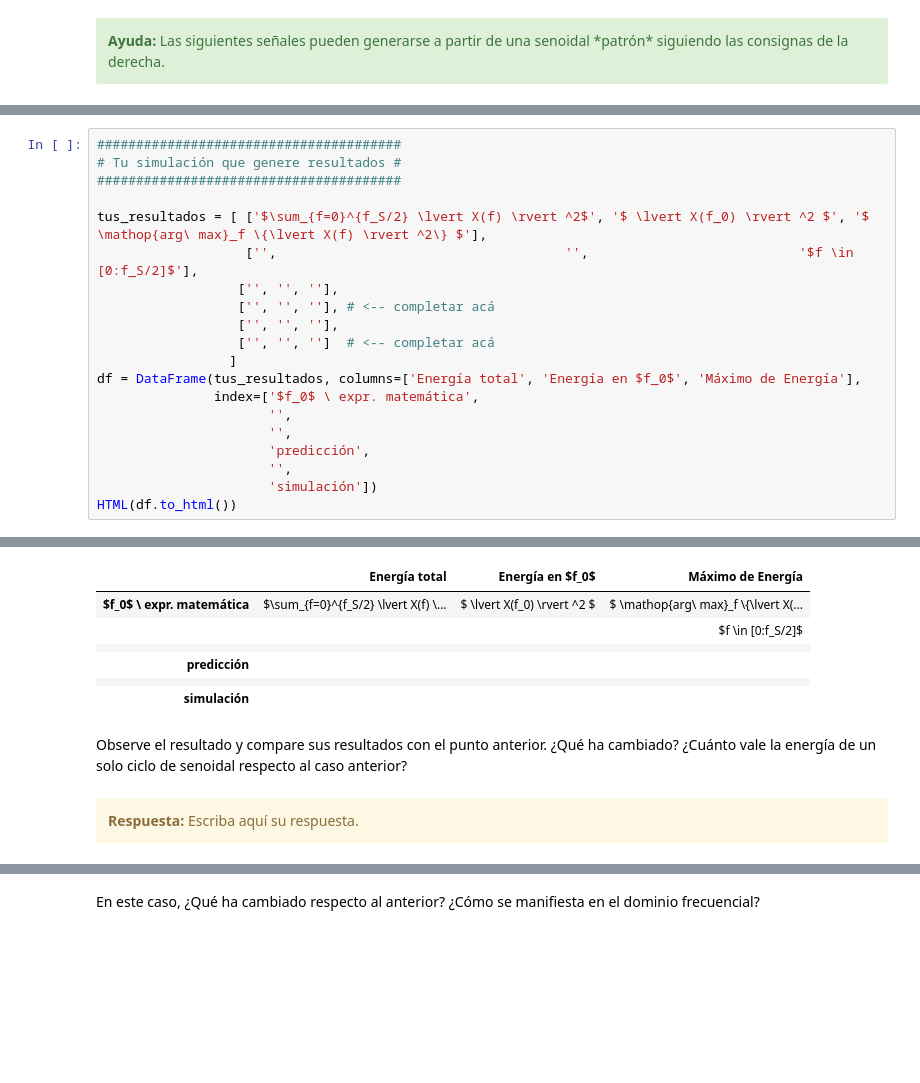
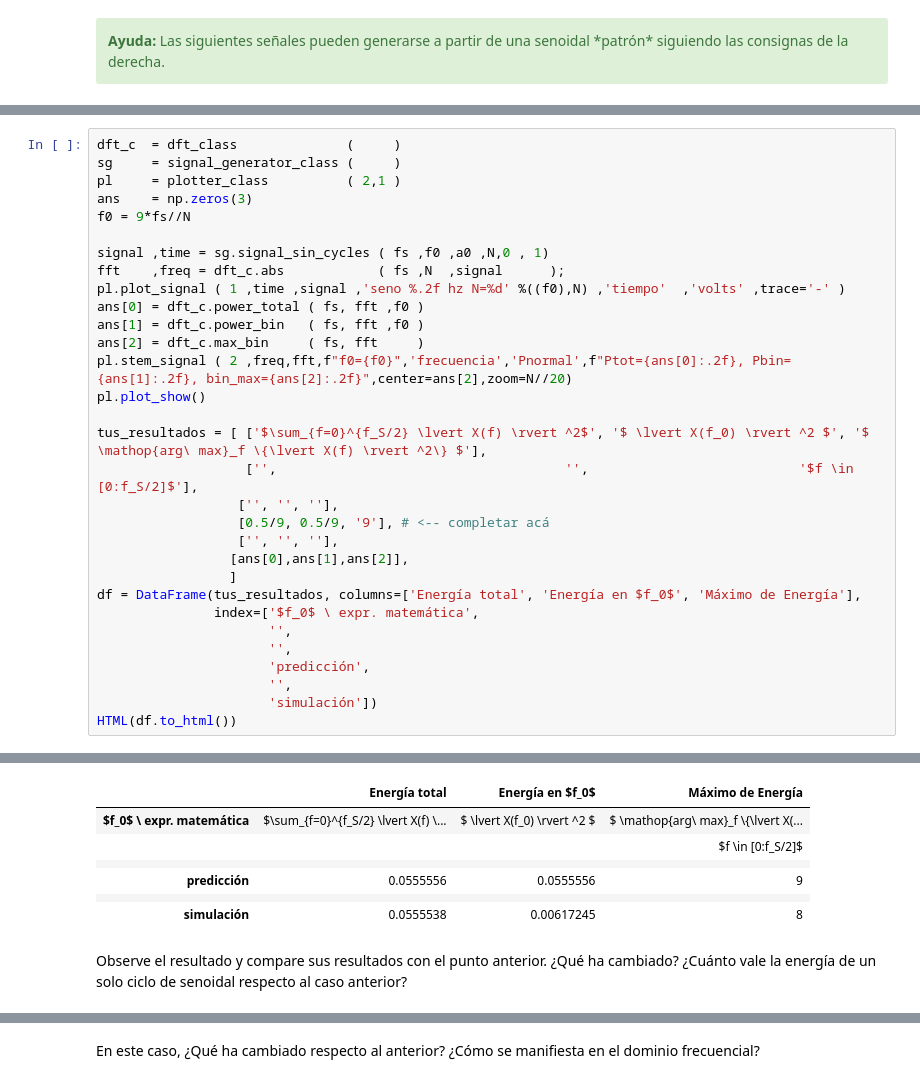
Before and after one commit to pslavkin/mse_15psf, a Jupyter notebook: TP1 - Muestreo de señales - Forurier.ipynb, the cells around one changed output, grey strips where cells are left out. Saved outputs shown, nothing was run; the diff lists cells and outputs as text; blank space fills up the shorter version.

Commit message:
extiendo el 4.a y agrego funciones en las clases
agrego varias cosas para dibujar con zoom y muchas cosas para facilitar
las cosas. sigo

```diff
--- a/TP1 - Muestreo de señales - Forurier.ipynb
+++ b/TP1 - Muestreo de señales - Forurier.ipynb
@@ -667,16 +694,27 @@ HTML(df.to_html())
 	</tbody>
 </table>
 # %%
-#######################################
-# Tu simulación que genere resultados #
-#######################################
+dft_c  = dft_class              (     )
+sg     = signal_generator_class (     )
+pl     = plotter_class          ( 2,1 )
+ans    = np.zeros(3)
+f0 = 9*fs//N
+
+signal ,time = sg.signal_sin_cycles ( fs ,f0 ,a0 ,N,0 , 1)
+fft    ,freq = dft_c.abs            ( fs ,N  ,signal      );
+pl.plot_signal ( 1 ,time ,signal ,'seno %.2f hz N=%d' %((f0),N) ,'tiempo'  ,'volts' ,trace='-' )
+ans[0] = dft_c.power_total ( fs, fft ,f0 )
+ans[1] = dft_c.power_bin   ( fs, fft ,f0 )
+ans[2] = dft_c.max_bin     ( fs, fft     )
+pl.stem_signal ( 2 ,freq,fft,f"f0={f0}",'frecuencia','Pnormal',f"Ptot={ans[0]:.2f}, Pbin={ans[1]:.2f}, bin_max={ans[2]:.2f}",center=ans[2],zoom=N//20)
+pl.plot_show()
 
 tus_resultados = [ ['$\sum_{f=0}^{f_S/2} \lvert X(f) \rvert ^2$', '$ \lvert X(f_0) \rvert ^2 $', '$ \mathop{arg\ max}_f \{\lvert X(f) \rvert ^2\} $'],
                    ['',                                     '',                           '$f \in [0:f_S/2]$'],
                   ['', '', ''],
-                  ['', '', ''], # <-- completar acá
+                  [0.5/9, 0.5/9, '9'], # <-- completar acá
                   ['', '', ''],
-                  ['', '', '']  # <-- completar acá
+                 [ans[0],ans[1],ans[2]],
                  ]
 df = DataFrame(tus_resultados, columns=['Energía total', 'Energía en $f_0$', 'Máximo de Energía'],
                index=['$f_0$ \ expr. matemática',
@@ -690,13 +729,9 @@ HTML(df.to_html())
 |  | Energía total | Energía en $f_0$ | Máximo de Energía |
 | $f_0$ \ expr. matemática | $\sum_{f=0}^{f_S/2} \lvert X(f) \... | $ \lvert X(f_0) \rvert ^2 $ | $ \mathop{arg\ max}_f \{\lvert X(... |
 |  |  |  | $f \in [0:f_S/2]$ |
 |  |  |  |  |
-| predicción |  |  |  |
+| predicción | 0.0555556 | 0.0555556 | 9 |
 |  |  |  |  |
-| simulación |  |  |  |
+| simulación | 0.0555538 | 0.00617245 | 8 |
 # %% [markdown]
 Observe el resultado y compare sus resultados con el punto anterior. ¿Qué ha cambiado? ¿Cuánto vale la energía de un solo ciclo de senoidal respecto al caso anterior?
-# %% [markdown]
-<div class="alert alert-block alert-warning">
-<b>Respuesta:</b> Escriba aquí su respuesta.
-</div>
```
Also changed, not shown: parts of 12 cells of this notebook, 4 other files.
